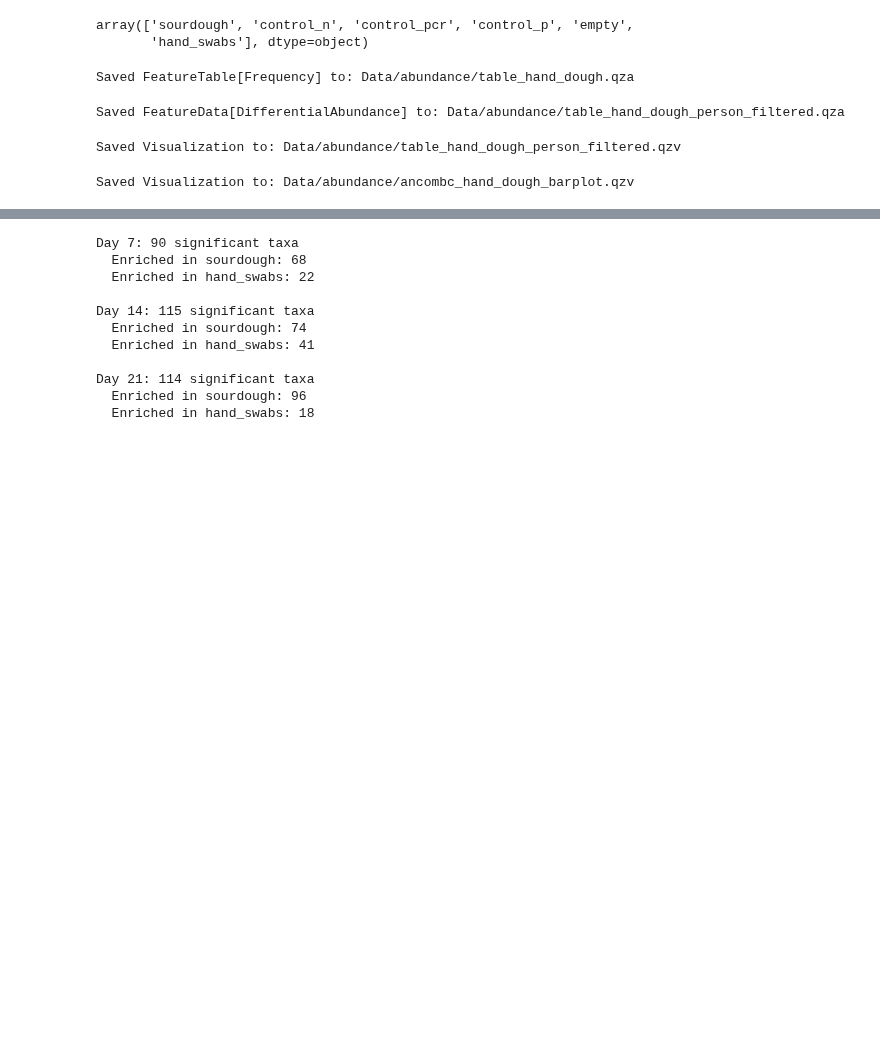
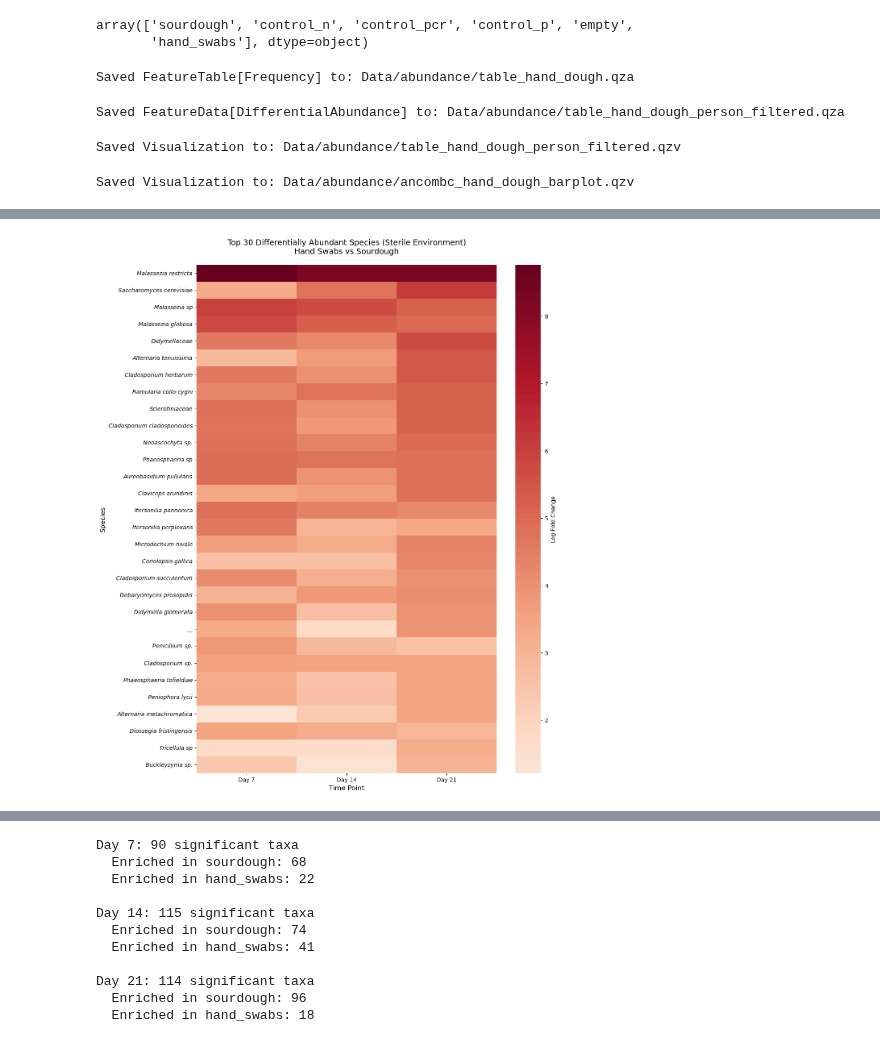
Before and after one commit to ninaaa-a/FermentYOU, a Jupyter notebook: Differential abundance.ipynb, the cells around one changed output, grey strips where cells are left out. Saved outputs shown, nothing was run; the diff lists cells and outputs as text; code cells hidden in the pictures; blank space fills up the shorter version.

```diff
--- a/Differential abundance.ipynb
+++ b/Differential abundance.ipynb
@@ -622,0 +496,100 @@ All days processed!
+# %%
+#Load the results into pandas
+results_species_level_sterile = {}
+for day in days:
+    lfc = pd.read_csv(f"{data_abundance}/exported_l7_sterile_day{day}/lfc_slice.csv", index_col=0)
+    p_val = pd.read_csv(f"{data_abundance}/exported_l7_sterile_day{day}/p_val_slice.csv", index_col=0)
+    q_val = pd.read_csv(f"{data_abundance}/exported_l7_sterile_day{day}/q_val_slice.csv", index_col=0)
+    se = pd.read_csv(f"{data_abundance}/exported_l7_sterile_day{day}/se_slice.csv", index_col=0)
+    w = pd.read_csv(f"{data_abundance}/exported_l7_sterile_day{day}/w_slice.csv", index_col=0)
+
+    df = pd.DataFrame({
+        'lfc': lfc.iloc[:, 0],
+        'p_val': p_val.iloc[:, 0],
+        'q_val': q_val.iloc[:, 0],
+        'se': se.iloc[:, 0],
+        'w': w.iloc[:, 0]
+    })
+    df.index.name = 'id'
+    df = df.reset_index()
+    results_species_level_sterile[day] = df
+# %%
+#Create heatmap
+# Combine all days and identify top 30 species by absolute log-fold change (STERILE)
+all_species_sterile = []
+for day, df in results_species_level_sterile.items():
+    df_sig = df[df['q_val'] < 0.05].copy()
+    df_sig['abs_lfc'] = df_sig['lfc'].abs()
+    df_sig['day'] = day
+    all_species_sterile.append(df_sig)
+
+combined_sterile = pd.concat(all_species_sterile)
+top_species_sterile = combined_sterile.groupby('id')['abs_lfc'].max().nlargest(30).index
+
+# Create matrix for heatmap (rows = species, columns = days)
+heatmap_data_sterile = pd.DataFrame(index=top_species_sterile, columns=days)
+for day in days:
+    df = results_species_level_sterile[day].set_index('id')
+    for species in top_species_sterile:
+        if species in df.index:
+            heatmap_data_sterile.loc[species, day] = df.loc[species, 'lfc']
+        else:
+            heatmap_data_sterile.loc[species, day] = 0
+
+heatmap_data_sterile = heatmap_data_sterile.astype(float)
+
+# Extract only genus and species from the full taxonomy
+def extract_genus_species(full_taxonomy):
+    """Extract genus and species from full taxonomy string, showing species epithet only"""
+    parts = full_taxonomy.split(';')
+    genus = ''
+    species = ''
+    family = ''
+
+    for part in parts:
+        part = part.strip()
+        if part.startswith('f__'):
+            family = part.replace('f__', '').strip()
+        elif part.startswith('g__'):
+            genus = part.replace('g__', '').strip()
+        elif part.startswith('s__'):
+            species_full = part.replace('s__', '').strip()
+            # Extract only the species epithet (second word)
+            species_parts = species_full.split('_')
+            if len(species_parts) >= 2:
+                species = species_parts[1]  # Get second part (species epithet)
+            else:
+                species = species_full
+
+    if genus and species:
+        return f"{genus} {species}"
+    elif genus:
+        return f"{genus} sp."  # Genus level only
+    elif family:
+        return family  # Family level only
+    else:
+        # If nothing found, return last identifiable part
+        return full_taxonomy.split(';')[-1].strip()
+
+# Create simplified labels
+simplified_labels = [extract_genus_species(tax) for tax in heatmap_data_sterile.index]
+
+# Create the heatmap for sterile environment
+plt.figure(figsize=(12, 14))
+ax = sns.heatmap(heatmap_data_sterile, cmap='RdBu_r', center=0,
+            cbar_kws={'label': 'Log-Fold Change'},
+            xticklabels=[f'Day {d}' for d in days],
+            yticklabels=simplified_labels)
+
+# Make species names italic
+for label in ax.get_yticklabels():
+    label.set_fontstyle('italic')
+
+plt.title('Top 30 Differentially Abundant Species (Sterile Environment)\nHand Swabs vs Sourdough',
+          fontsize=14, pad=20)
+plt.xlabel('Time Point', fontsize=12)
+plt.ylabel('Species', fontsize=12)
+plt.tight_layout()
+plt.show()
+# %% [output]
+[figure, added]
```
Also changed, not shown: parts of 45 cells of this notebook.
